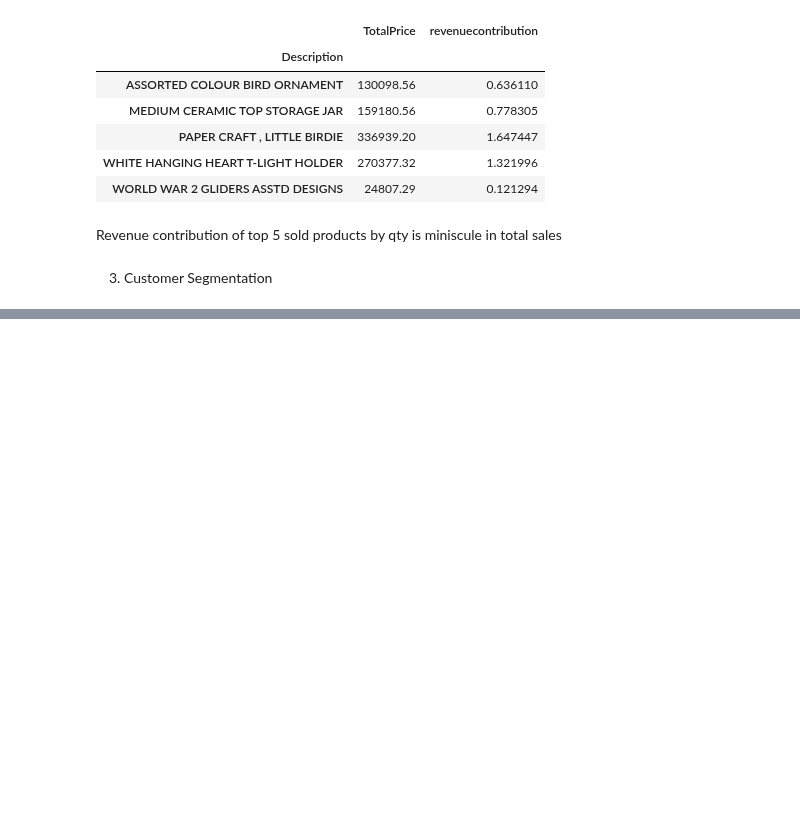
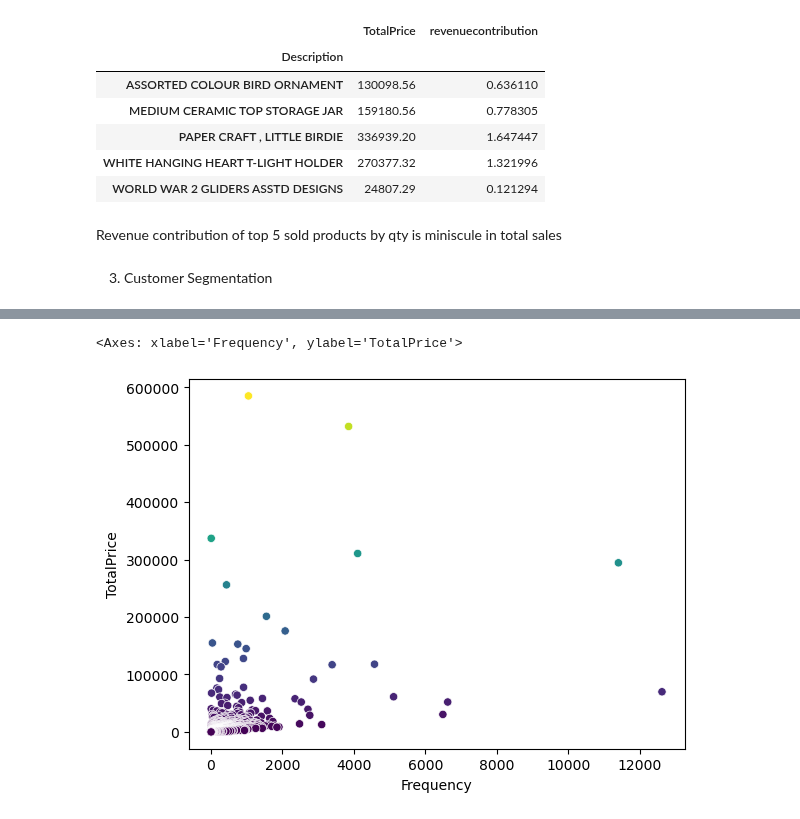
Before and after one commit to Prashant0594/python_data_projects, a Jupyter notebook: 3_online_retail_project/7_visualization_challenges.ipynb, the cells around one changed output, grey strips where cells are left out. Saved outputs shown, nothing was run; the diff lists cells and outputs as text; code cells hidden in the pictures; blank space fills up the shorter version.

```diff
--- a/3_online_retail_project/7_visualization_challenges.ipynb
+++ b/3_online_retail_project/7_visualization_challenges.ipynb
@@ -148,3 +148,8 @@ top5sales
 Revenue contribution of top 5 sold products by qty is miniscule in total sales
 # %% [markdown]
 3. Customer Segmentation
+# %%
+scatter=df.groupby('Customer ID').agg({'Customer ID':'count','TotalPrice':'sum'}).sort_values(by='TotalPrice', ascending=False)
+scatter.rename(columns={'Customer ID':'Frequency'}, inplace=True)
+scatter.reset_index(inplace=True)
+scatter
@@ -150,0 +170,5 @@ Revenue contribution of top 5 sold products by qty is miniscule in total sales
+# %%
+sns.scatterplot(data=scatter, x='Frequency', y='TotalPrice', palette='viridis', hue='TotalPrice',legend=False)
+# %% [output]
+<Axes: xlabel='Frequency', ylabel='TotalPrice'>
+[figure, added]
```
Also changed, not shown: parts of 3 cells of this notebook.
